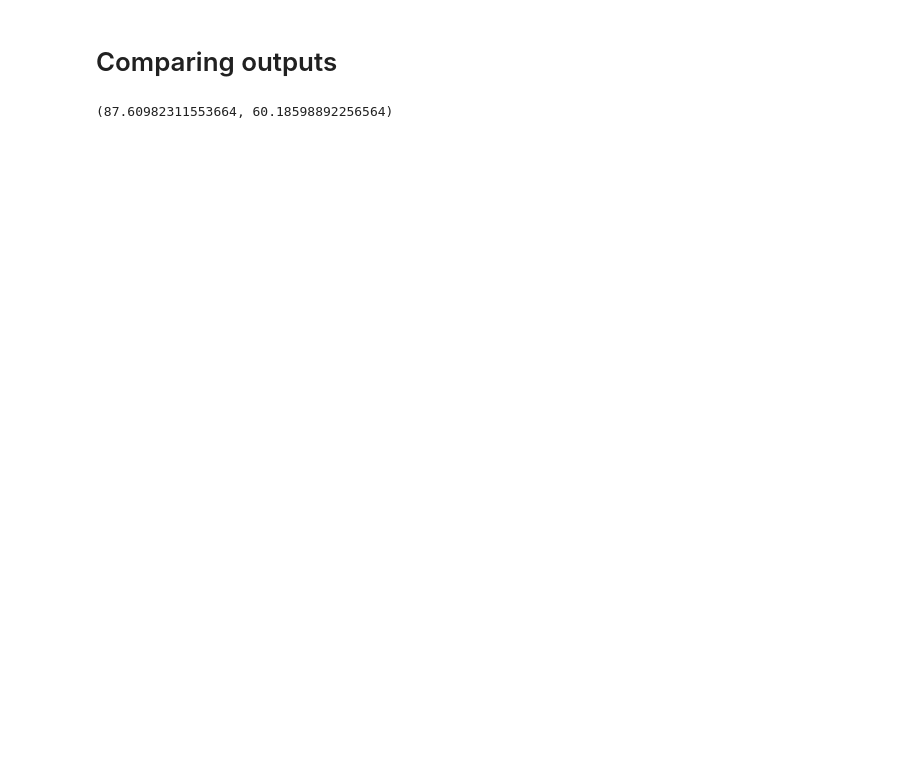
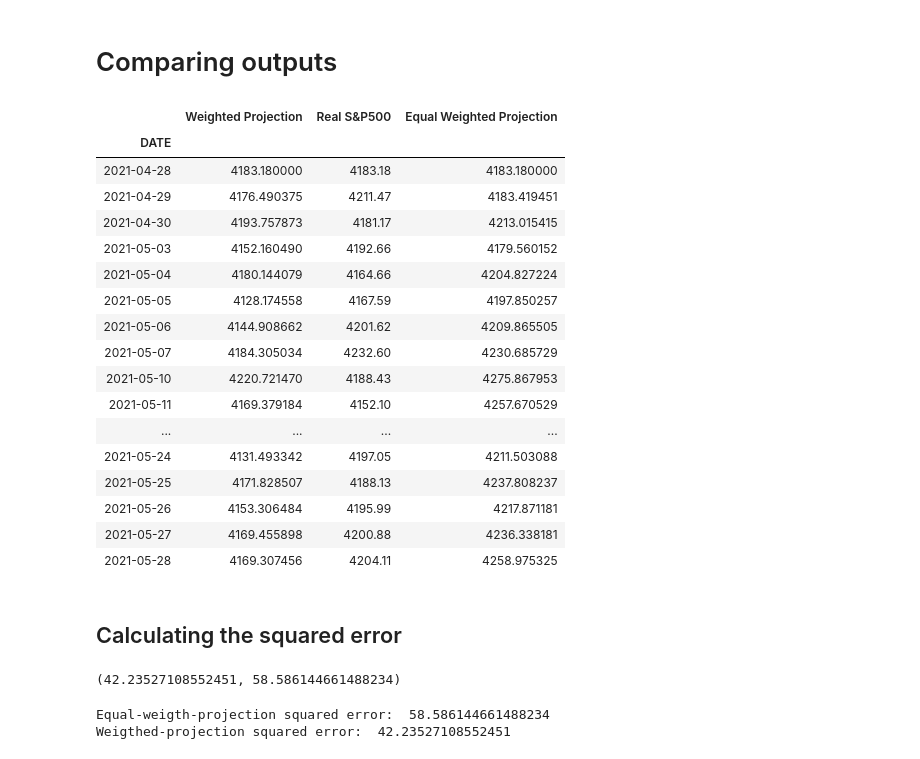
Before and after one commit to stral0/sp500_prediction, a Jupyter notebook: S&P500_prediction.ipynb, the cells around one changed output. Saved outputs shown, nothing was run; the diff lists cells and outputs as text; code cells hidden in the pictures; blank space fills up the shorter version.

```diff
--- a/S&P500_prediction.ipynb
+++ b/S&P500_prediction.ipynb
@@ -195 +281,8 @@ market_cap_df
+# %%
+columns_for_removal = []
+for share_ticker in number_of_shares_ptc.columns:
+  if share_ticker not in ptc_changes.columns:
+    columns_for_removal.append(share_ticker)
+
+number_of_shares_ptc = number_of_shares_ptc.drop(columns_for_removal, axis=1)
 # %% [markdown]
@@ -204,7 +290,7 @@ market_cap_df = market_cap_df.drop(columns_for_removal, axis=1)
 # %%
-market_cap_list = market_cap_df.values.tolist()
+number_of_shares_ptc_list = number_of_shares_ptc.values.tolist()
 ptc_change_list = ptc_changes.values.tolist()
 
-lists = list(zip(market_cap_list, ptc_change_list))
+lists = list(zip(number_of_shares_ptc_list, ptc_change_list))
 weighted_change = list(map(lambda x: 1+sum(i[0] * i[1] for i in zip(x[0], x[1])), lists))
 weighted_change
@@ -220,7 +324,29 @@ for ind in weighted_change:
 weighted_sp_projection_df = pd.DataFrame(sp_list, index=real_SP500.index)
 # %%
 comparison=pd.concat([ weighted_sp_projection_df, comparison_ew],axis=1)
+comparison.set_axis(['Weighted Projection', 'Real S&P500', 'Equal Weighted Projection'], axis=1, inplace=True)
 comparison
+# %% [output]
+|  | Weighted Projection | Real S&P500 | Equal Weighted Projection |
+| DATE |  |  |  |
+| 2021-04-28 | 4183.180000 | 4183.18 | 4183.180000 |
+| 2021-04-29 | 4176.490375 | 4211.47 | 4183.419451 |
+| 2021-04-30 | 4193.757873 | 4181.17 | 4213.015415 |
+| 2021-05-03 | 4152.160490 | 4192.66 | 4179.560152 |
+| 2021-05-04 | 4180.144079 | 4164.66 | 4204.827224 |
+| 2021-05-05 | 4128.174558 | 4167.59 | 4197.850257 |
+| 2021-05-06 | 4144.908662 | 4201.62 | 4209.865505 |
+| 2021-05-07 | 4184.305034 | 4232.60 | 4230.685729 |
+| 2021-05-10 | 4220.721470 | 4188.43 | 4275.867953 |
+| 2021-05-11 | 4169.379184 | 4152.10 | 4257.670529 |
+| ... | ... | ... | ... |
+| 2021-05-24 | 4131.493342 | 4197.05 | 4211.503088 |
+| 2021-05-25 | 4171.828507 | 4188.13 | 4237.808237 |
+| 2021-05-26 | 4153.306484 | 4195.99 | 4217.871181 |
+| 2021-05-27 | 4169.455898 | 4200.88 | 4236.338181 |
+| 2021-05-28 | 4169.307456 | 4204.11 | 4258.975325 |
+# %% [markdown]
+## Calculating the squared error
 # %%
 sum_sq_w = 0
 sum_sq_e = 0
@@ -232,7 +358,13 @@ for triple in comparison.values.tolist():
 length = len(comparison.values.tolist())
 sum_sq_w /= length
 sum_sq_e /= length
-
-np.sqrt(sum_sq_w), np.sqrt(sum_sq_e)
 # %% [output]
-(87.60982311553664, 60.18598892256564)
+(42.23527108552451, 58.586144661488234)
+# %%
+
+np.sqrt(sum_sq_w), np.sqrt(sum_sq_e)
+print('Equal-weigth-projection squared error: ', np.sqrt(sum_sq_e))
+print('Weigthed-projection squared error: ', np.sqrt(sum_sq_w))
+# %% [output]
+Equal-weigth-projection squared error:  58.586144661488234
+Weigthed-projection squared error:  42.23527108552451
```
Also changed, not shown: parts of 24 cells of this notebook, 1 other file.
